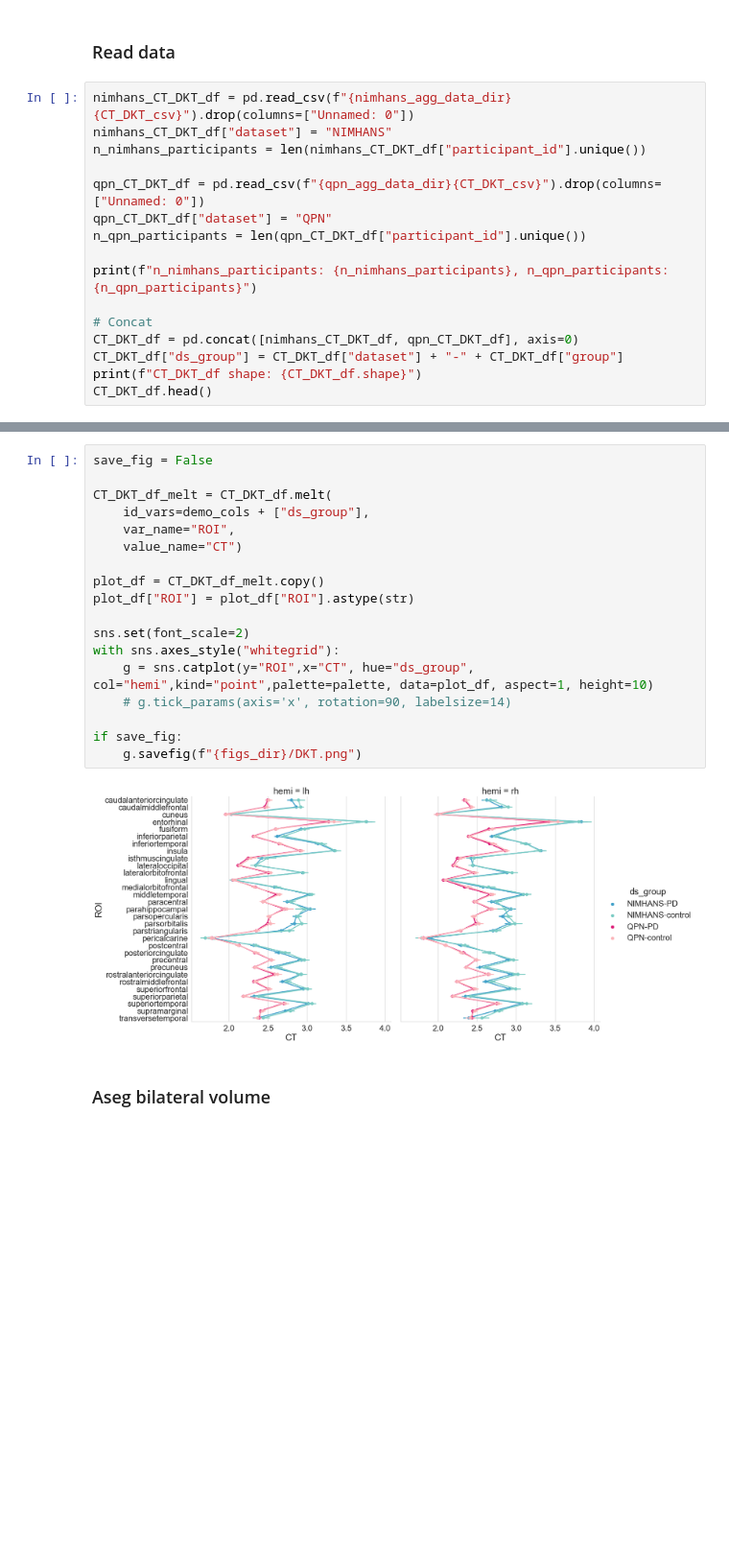
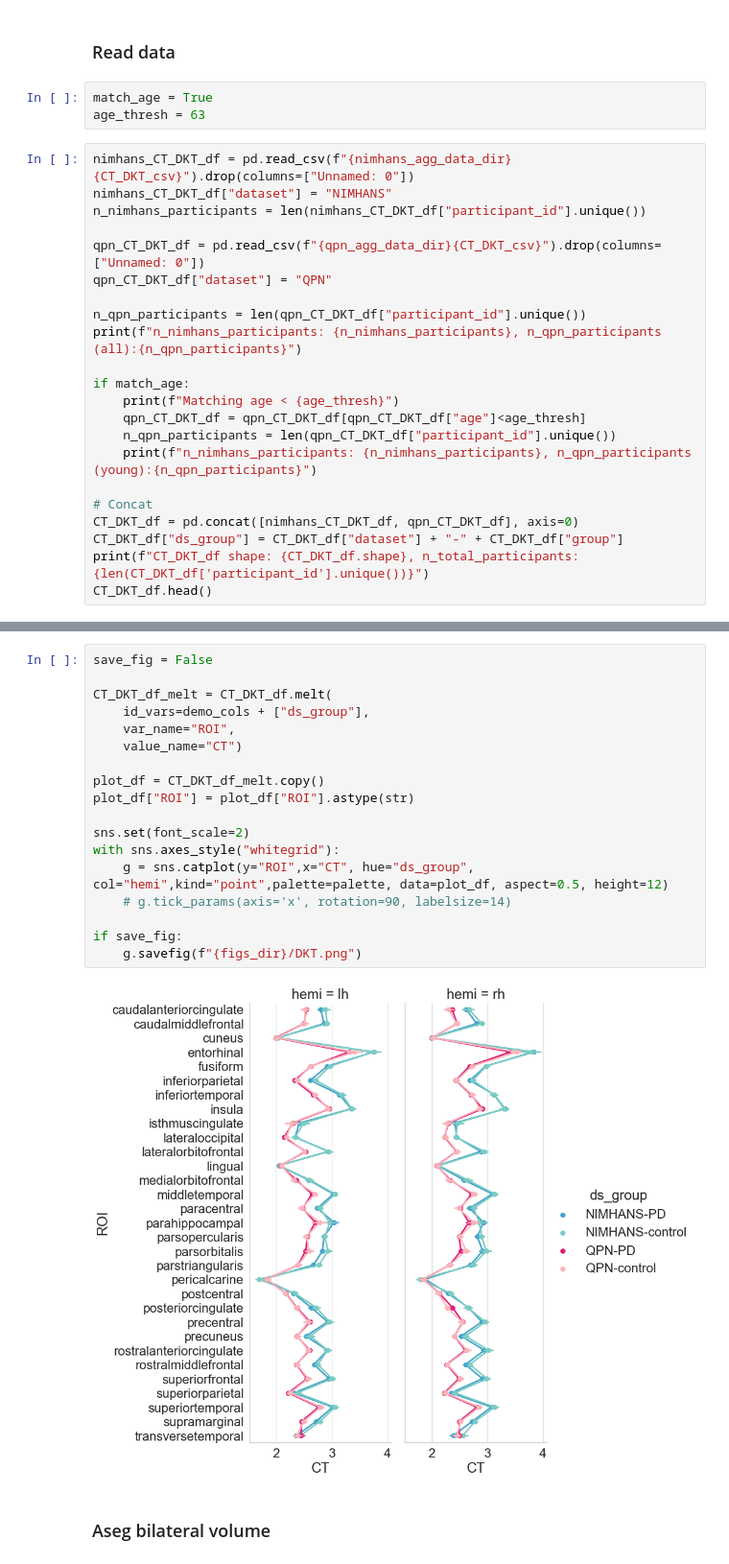
Before and after one commit to neurodatascience/mr_proc-nimhans_serb, a Jupyter notebook: analysis/CT/notebooks/population_comparisons.ipynb, the cells around one changed output, grey strips where cells are left out. Shown at 96% size. Saved outputs shown, nothing was run; the diff lists cells and outputs as text; blank space fills up the shorter version.

```diff
--- a/analysis/CT/notebooks/population_comparisons.ipynb
+++ b/analysis/CT/notebooks/population_comparisons.ipynb
@@ -42,6 +42,9 @@ sns.palplot(palette)
 [figure]
 # %% [markdown]
 ### Read data
+# %%
+match_age = True
+age_thresh = 63
 # %%
 nimhans_CT_DKT_df = pd.read_csv(f"{nimhans_agg_data_dir}{CT_DKT_csv}").drop(columns=["Unnamed: 0"])
 nimhans_CT_DKT_df["dataset"] = "NIMHANS"
@@ -49,13 +52,19 @@ n_nimhans_participants = len(nimhans_CT_DKT_df["participant_id"].unique())
 
 qpn_CT_DKT_df = pd.read_csv(f"{qpn_agg_data_dir}{CT_DKT_csv}").drop(columns=["Unnamed: 0"])
 qpn_CT_DKT_df["dataset"] = "QPN"
+
 n_qpn_participants = len(qpn_CT_DKT_df["participant_id"].unique())
+print(f"n_nimhans_participants: {n_nimhans_participants}, n_qpn_participants (all):{n_qpn_participants}")
 
-print(f"n_nimhans_participants: {n_nimhans_participants}, n_qpn_participants:{n_qpn_participants}")
+if match_age:
+    print(f"Matching age < {age_thresh}")
+    qpn_CT_DKT_df = qpn_CT_DKT_df[qpn_CT_DKT_df["age"]<age_thresh]
+    n_qpn_participants = len(qpn_CT_DKT_df["participant_id"].unique())
+    print(f"n_nimhans_participants: {n_nimhans_participants}, n_qpn_participants (young):{n_qpn_participants}")
 
 # Concat
 CT_DKT_df = pd.concat([nimhans_CT_DKT_df, qpn_CT_DKT_df], axis=0)
 CT_DKT_df["ds_group"] = CT_DKT_df["dataset"] + "-" + CT_DKT_df["group"]
-print(f"CT_DKT_df shape: {CT_DKT_df.shape}")
+print(f"CT_DKT_df shape: {CT_DKT_df.shape}, n_total_participants: {len(CT_DKT_df['participant_id'].unique())}")
 CT_DKT_df.head()
 # %% [output]
@@ -71,23 +100,23 @@ CT_DKT_df shape: (574, 38)
 # %%
 save_fig = False
 
 CT_DKT_df_melt = CT_DKT_df.melt(
     id_vars=demo_cols + ["ds_group"],
     var_name="ROI",
     value_name="CT")
 
 plot_df = CT_DKT_df_melt.copy()
 plot_df["ROI"] = plot_df["ROI"].astype(str)
 
 sns.set(font_scale=2)
 with sns.axes_style("whitegrid"):
-    g = sns.catplot(y="ROI",x="CT", hue="ds_group", col="hemi",kind="point",palette=palette, data=plot_df, aspect=1, height=10)
+    g = sns.catplot(y="ROI",x="CT", hue="ds_group", col="hemi",kind="point",palette=palette, data=plot_df, aspect=0.5, height=12)
     # g.tick_params(axis='x', rotation=90, labelsize=14)
 
 if save_fig:
     g.savefig(f"{figs_dir}/DKT.png")
 # %% [output]
-[figure, old version]
+[figure, new version]
 # %% [markdown]
 ### Aseg bilateral volume
 # %%
```
Also changed, not shown: parts of 12 cells of this notebook, 1 other file.
